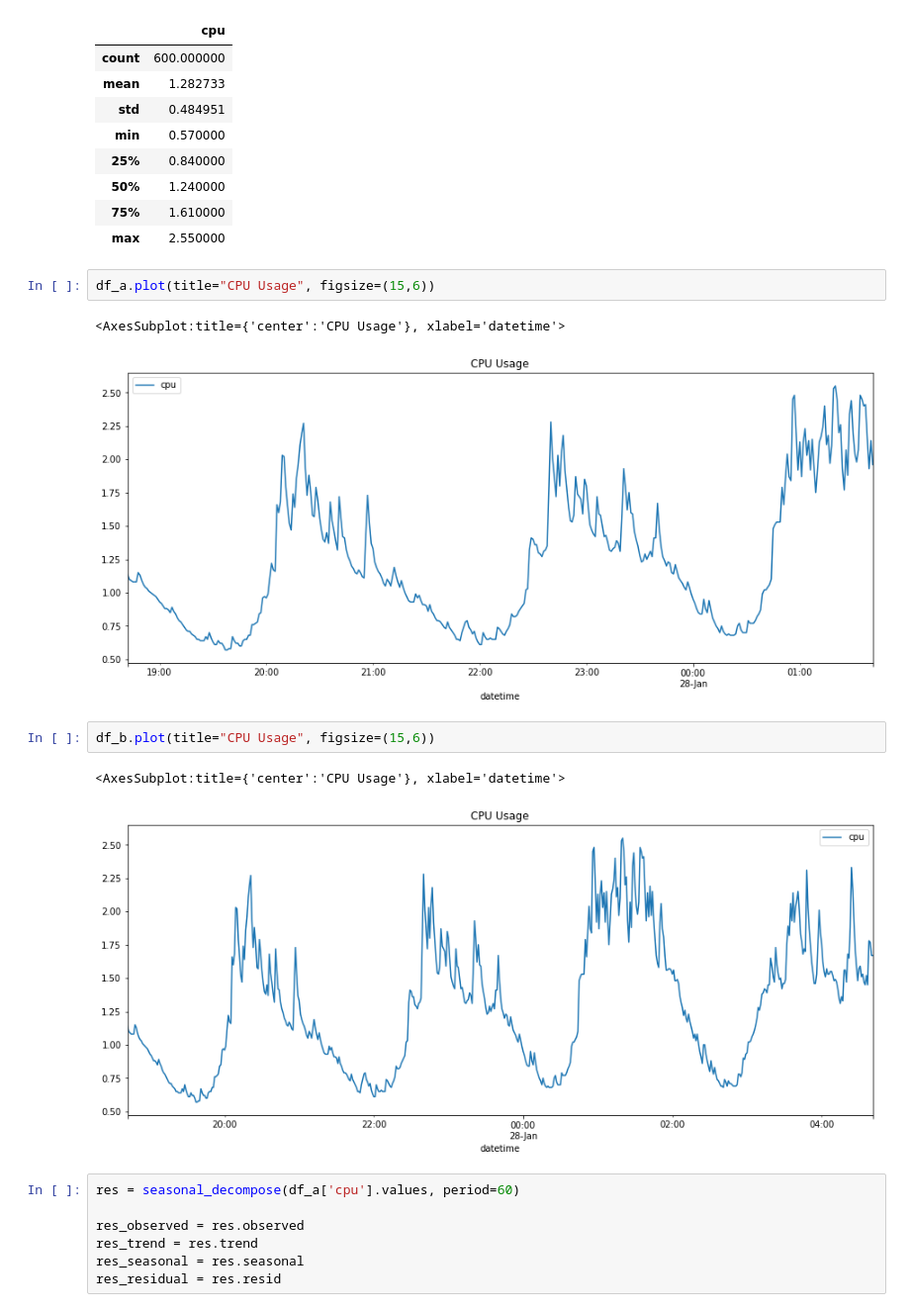
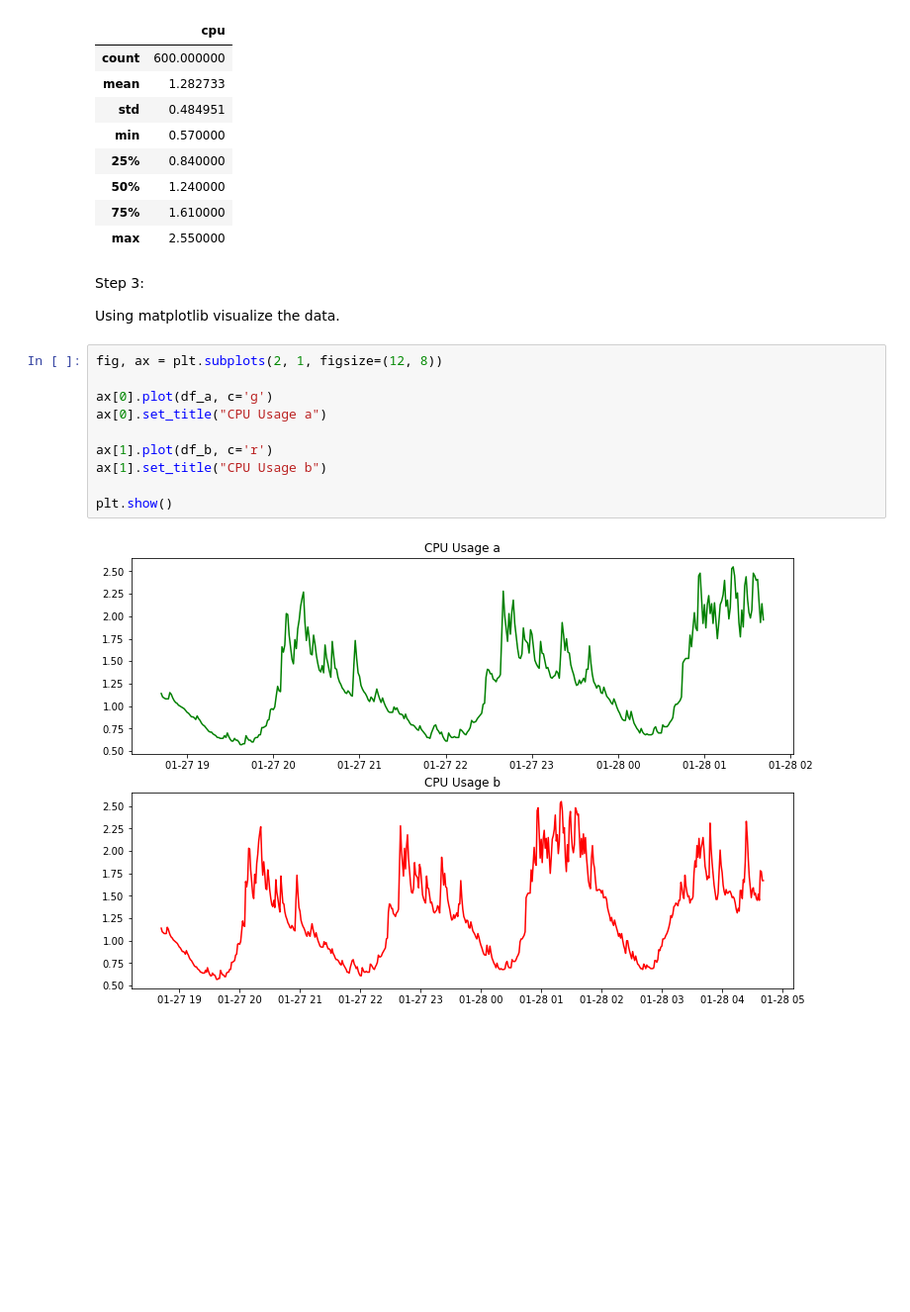
Before and after one commit to marfurt1/coffee_api-ana, a Jupyter notebook: src/explore.ipynb, the cells around one changed output. Shown: that part at 99% size. Cells and saved outputs as stored; diff of their text form; blank space fills up the shorter version.

```diff
--- a/src/explore.ipynb
+++ b/src/explore.ipynb
@@ -157,21 +184,20 @@ df_b.describe()
 | 50% | 1.240000 |
 | 75% | 1.610000 |
 | max | 2.550000 |
-# %%
-df_a.plot(title="CPU Usage", figsize=(15,6))
-# %% [output]
-<AxesSubplot:title={'center':'CPU Usage'}, xlabel='datetime'>
-[figure, removed]
-# %%
-df_b.plot(title="CPU Usage", figsize=(15,6))
-# %% [output]
-<AxesSubplot:title={'center':'CPU Usage'}, xlabel='datetime'>
-[figure, removed]
-# %%
-res = seasonal_decompose(df_a['cpu'].values, period=60)
-
-res_observed = res.observed
-res_trend = res.trend
-res_seasonal = res.seasonal
-res_residual = res.resid
+# %% [markdown]
+Step 3:
+
+Using matplotlib visualize the data.
+# %%
+fig, ax = plt.subplots(2, 1, figsize=(12, 8))
+
+ax[0].plot(df_a, c='g')
+ax[0].set_title("CPU Usage a")
+
+ax[1].plot(df_b, c='r')
+ax[1].set_title("CPU Usage b")
+
+plt.show()
+# %% [output]
+[figure, added]
 # %%
```
Also changed, not shown: parts of 28 cells of this notebook.
